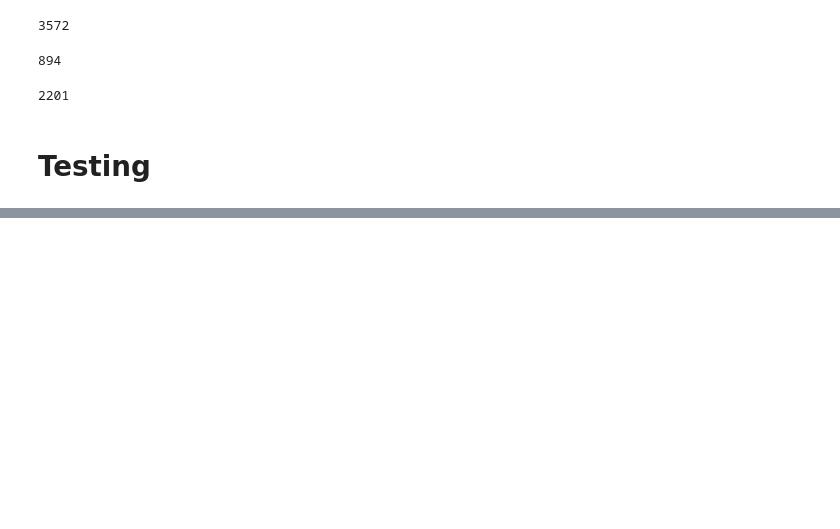
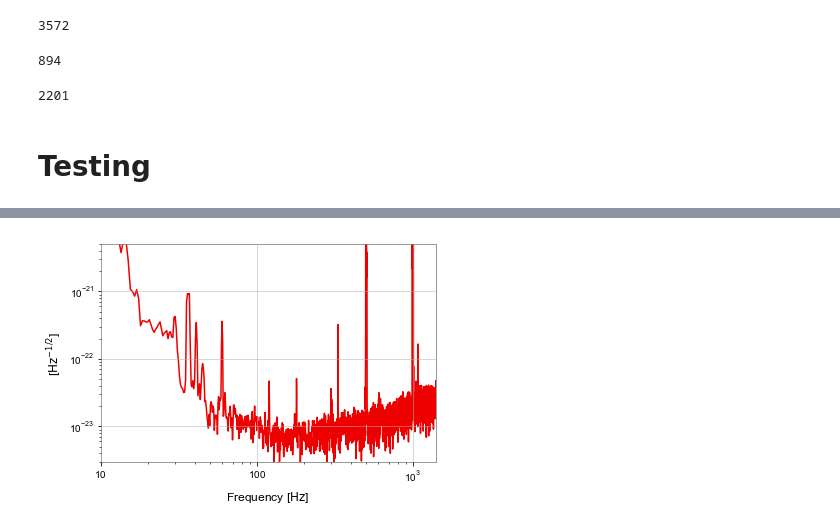
Before and after one commit to GilesStrong/LIP_DS_2019_Challenge, a Jupyter notebook: notebooks/Image_Creation.ipynb, the cells around one changed output, grey strips where cells are left out. Cells and saved outputs as stored; diff of their text form; code cells hidden in the pictures; blank space fills up the shorter version.

```diff
--- a/notebooks/Image_Creation.ipynb
+++ b/notebooks/Image_Creation.ipynb
@@ -138,0 +173,9 @@ Image.fromarray(img, 'RGB')
+# %%
+hasd = hdata.asd(fftlength=2)
+plot2 = hasd.plot(color='gwpy:ligo-hanford')
+ax = plot2.gca()
+ax.set_xlim(10, 1400)
+ax.set_ylim(3e-24, 5e-21)
+plot2.show()
+# %% [output]
+[figure, added]
```
Also changed, not shown: parts of 45 cells of this notebook.
